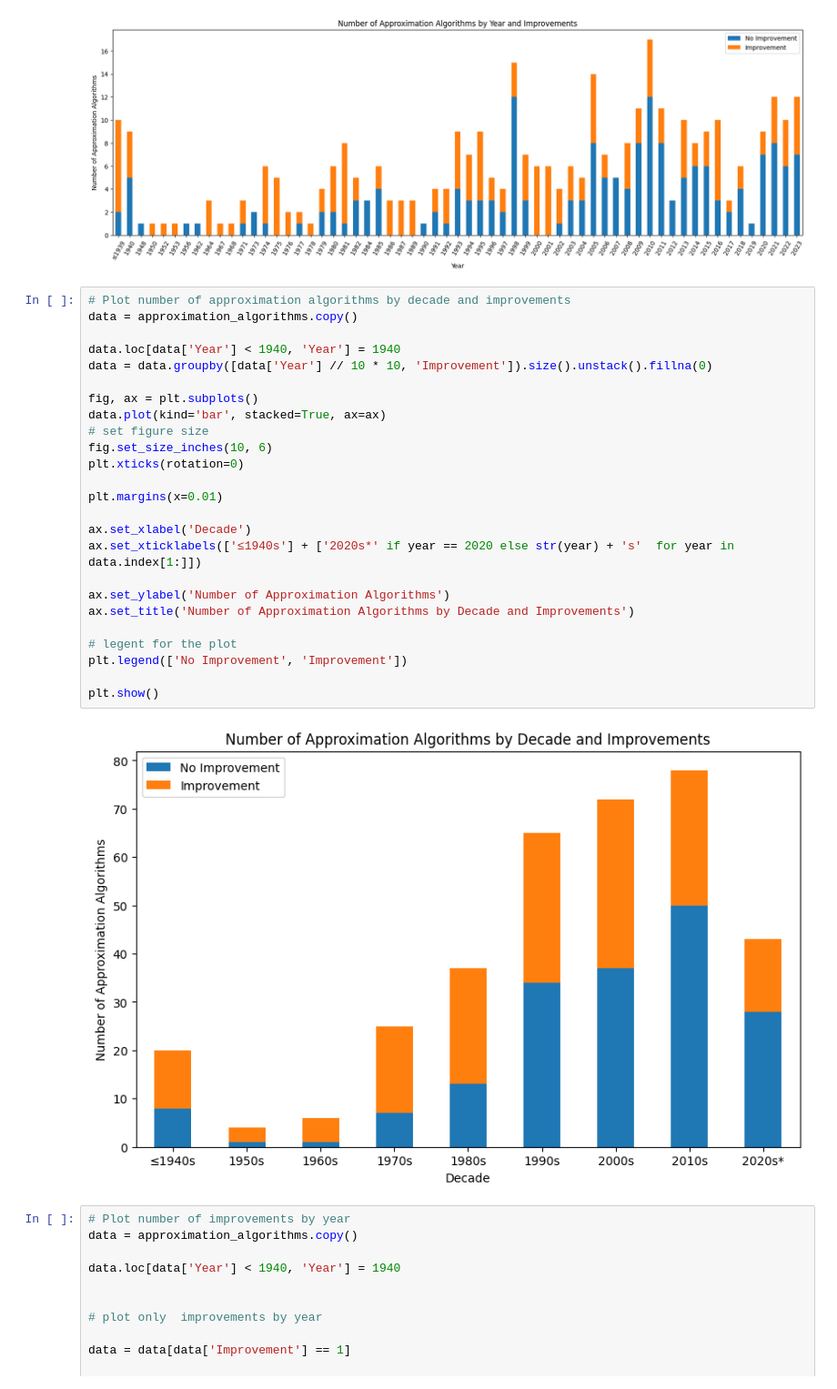
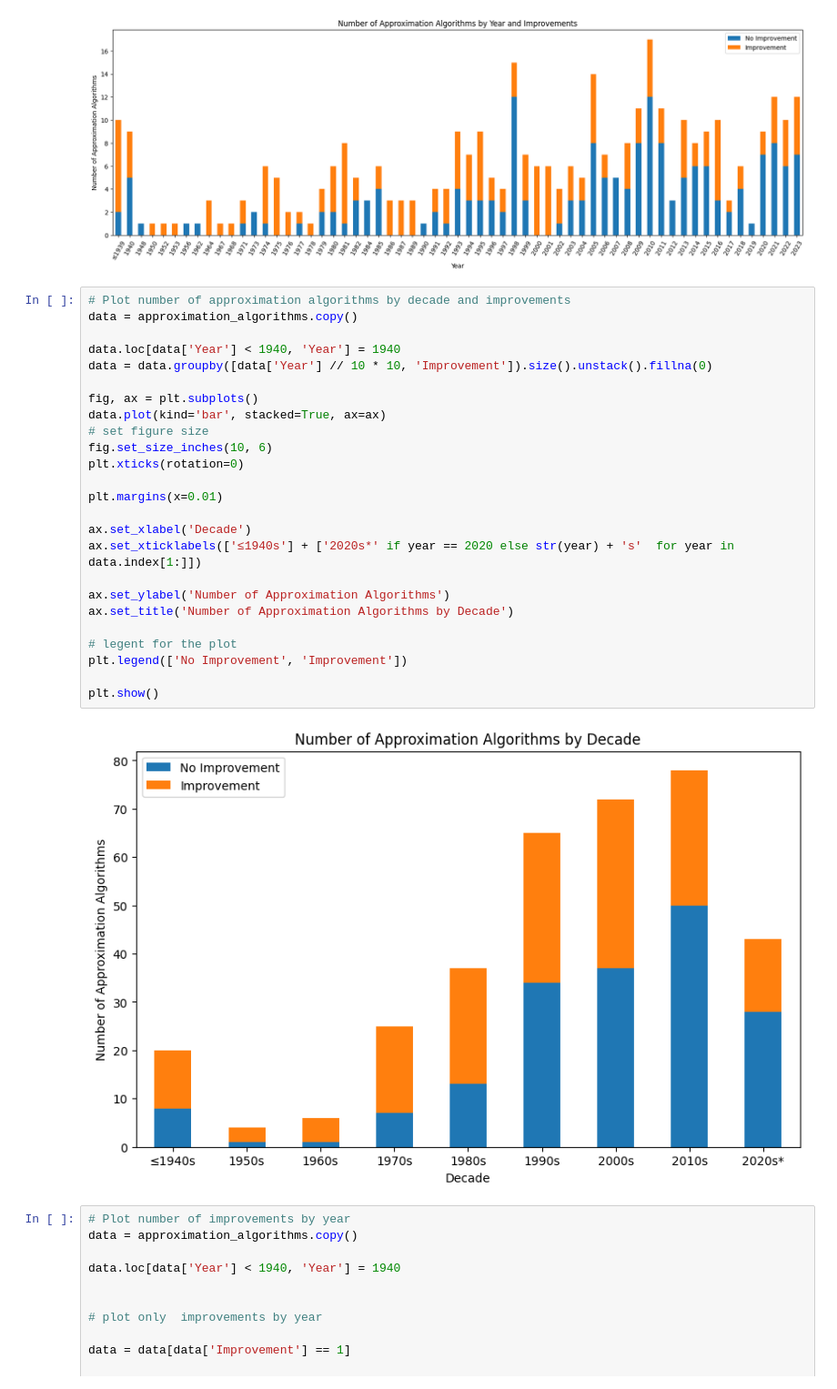
Before and after one commit to andrewlucasgs/approximation-algorithms, a Jupyter notebook: improvements.ipynb, the cells around one changed output. Shown at 91% size. Cells and saved outputs as stored; diff of their text form.

```diff
--- a/improvements.ipynb
+++ b/improvements.ipynb
@@ -197,30 +197,30 @@ plt.show()
 # %%
 # Plot number of approximation algorithms by decade and improvements
 data = approximation_algorithms.copy()
 
 data.loc[data['Year'] < 1940, 'Year'] = 1940
 data = data.groupby([data['Year'] // 10 * 10, 'Improvement']).size().unstack().fillna(0)
 
 fig, ax = plt.subplots()
 data.plot(kind='bar', stacked=True, ax=ax)
 # set figure size
 fig.set_size_inches(10, 6)
 plt.xticks(rotation=0)
 
 plt.margins(x=0.01)
 
 ax.set_xlabel('Decade')
 ax.set_xticklabels(['≤1940s'] + ['2020s*' if year == 2020 else str(year) + 's'  for year in data.index[1:]])
 
 ax.set_ylabel('Number of Approximation Algorithms')
-ax.set_title('Number of Approximation Algorithms by Decade and Improvements')
+ax.set_title('Number of Approximation Algorithms by Decade')
 
 # legent for the plot
 plt.legend(['No Improvement', 'Improvement'])
 
 plt.show()
 # %% [output]
-[figure, old version]
+[figure, new version]
 # %%
 # Plot number of improvements by year
 data = approximation_algorithms.copy()
```
Also changed, not shown: 7 other files.
